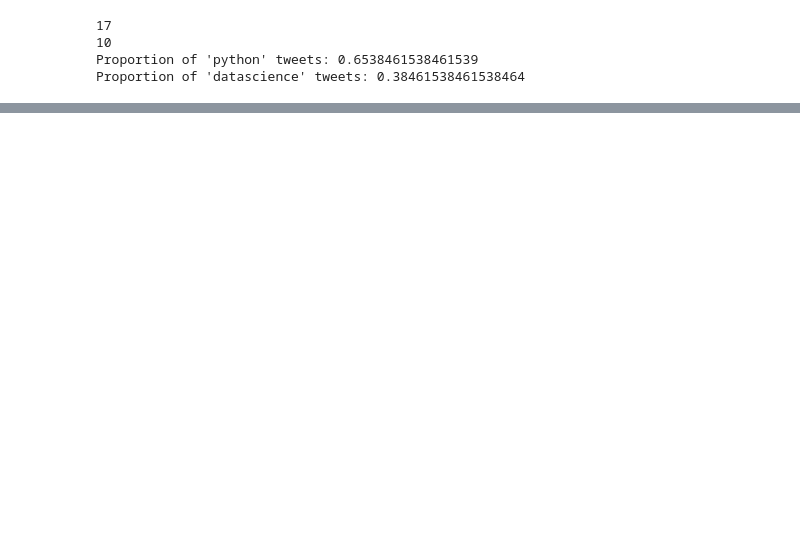
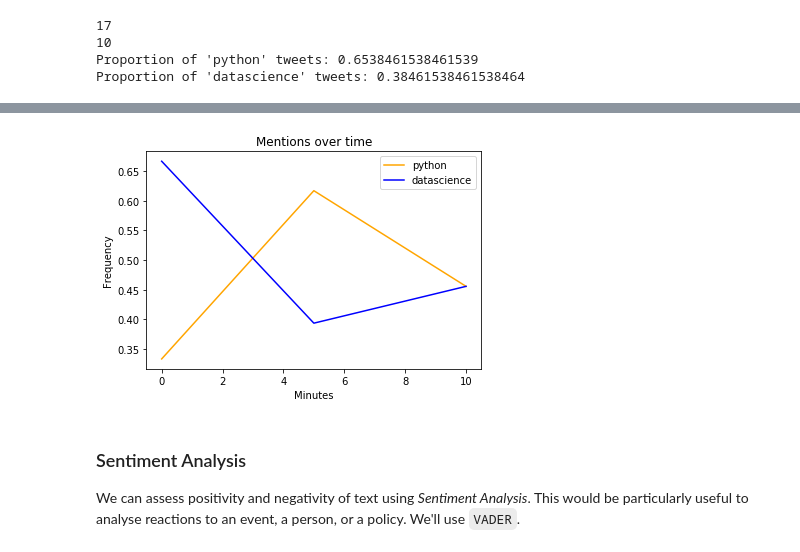
Before and after one commit to kaymal/twitter-analysis, a Jupyter notebook: Analyzing Twitter Data with Python.ipynb, the cells around one changed output, grey strips where cells are left out. Saved outputs shown, nothing was run; the diff lists cells and outputs as text; code cells hidden in the pictures; blank space fills up the shorter version.

Commit message:
Add sentiment analysis

```diff
--- a/Analyzing Twitter Data with Python.ipynb
+++ b/Analyzing Twitter Data with Python.ipynb
@@ -530,0 +492,9 @@ Proportion of 'datascience' tweets: 0.38461538461538464
+# %%
+# Create flattened tweet list
+tweet_10_list = flatten('tweets_10min.json')
+
+# Create a pandas DataFrame
+tweets10_df = pd.DataFrame(tweet_10_list)
+
+# The number of tweets in the DataFrame
+tweets10_df.shape[0]
@@ -530,0 +513,9 @@ Proportion of 'datascience' tweets: 0.38461538461538464
+# %%
+# Convert the created_at column to a `datetime` object
+tweets10_df['created_at'] = pd.to_datetime(tweets10_df['created_at'])
+
+# Print created_at to see new format
+print(tweets10_df['created_at'].head())
+
+# Set the index of ds_tweets to created_at
+tweets10_df = tweets10_df.set_index("created_at")
@@ -530,0 +529,6 @@ Proportion of 'datascience' tweets: 0.38461538461538464
+# %%
+# Create a python column
+tweets10_df['python'] = check_keywords('python', tweets10_df)
+
+# Create an rstats column
+tweets10_df['datascience'] = check_keywords('datascience', tweets10_df)
@@ -530,0 +553,24 @@ Proportion of 'datascience' tweets: 0.38461538461538464
+# %%
+import matplotlib.pyplot as plt
+
+# Average of python column by minutes
+mean_python = tweets10_df['python'].resample('5T').mean()
+
+# Average of datascience column by minutes
+mean_datascience = tweets10_df['datascience'].resample('5T').mean()
+
+# Plot mean python by day(orange)/mean datascience by day(blue)
+plt.plot(mean_python.index.minute, mean_python, color = 'orange')
+plt.plot(mean_datascience.index.minute, mean_datascience, color = 'blue')
+
+# Add labels and show
+plt.xlabel('Minutes'); plt.ylabel('Frequency')
+plt.title('Mentions over time')
+plt.legend(('python', 'datascience'))
+plt.show()
+# %% [output]
+[figure, added]
+# %% [markdown]
+### Sentiment Analysis
+
+We can assess positivity and negativity of text using _Sentiment Analysis_. This would be particularly useful to analyse reactions to an event, a person, or a policy. We'll use `VADER`.
```
Also changed, not shown: parts of 29 cells of this notebook.
